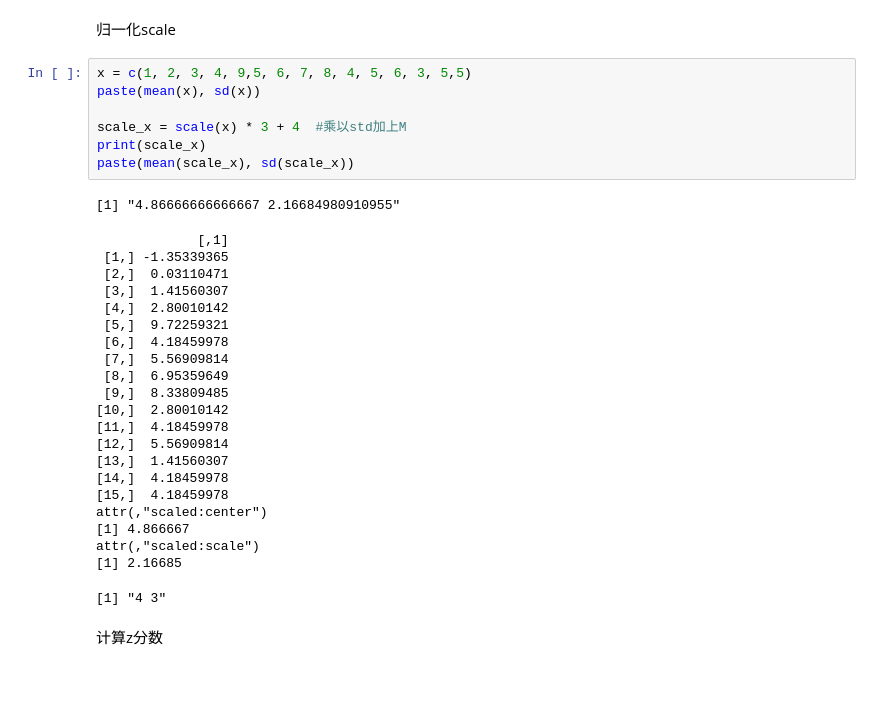
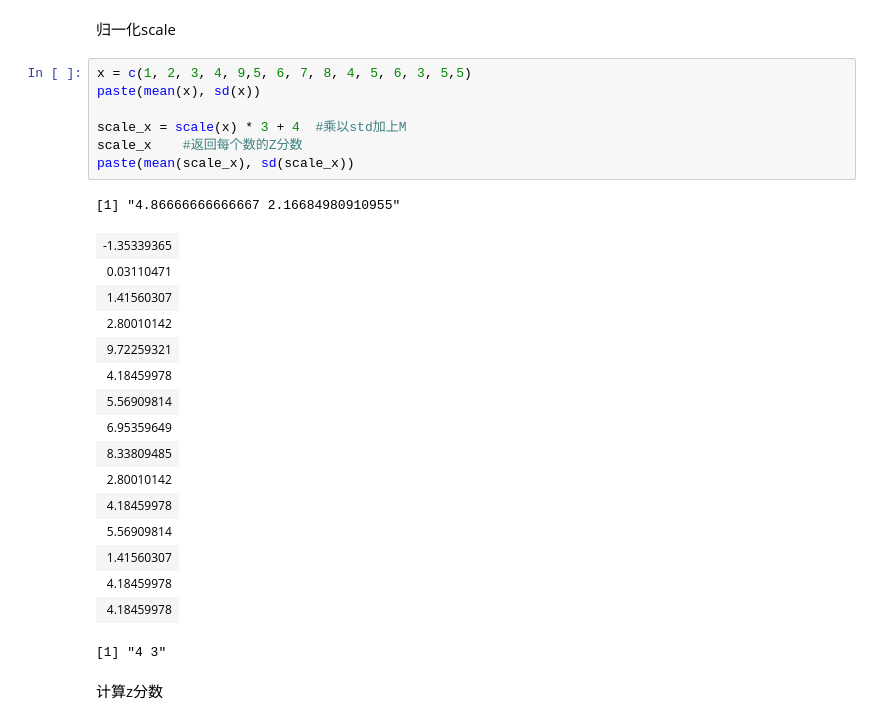
Before and after one commit to Sanningw/ML-and-DL, a Jupyter notebook: math/Statistics/R/stats.ipynb, the cells around one changed output. Saved outputs shown, nothing was run; the diff lists cells and outputs as text; blank space fills up the shorter version.

```diff
--- a/math/Statistics/R/stats.ipynb
+++ b/math/Statistics/R/stats.ipynb
@@ -59,33 +59,28 @@ max(c(1, 2, 3, 4))
 # %%
 x = c(1, 2, 3, 4, 9,5, 6, 7, 8, 4, 5, 6, 3, 5,5)
 paste(mean(x), sd(x))
 
 scale_x = scale(x) * 3 + 4  #乘以std加上M
-print(scale_x)
+scale_x    #返回每个数的Z分数
 paste(mean(scale_x), sd(scale_x))
 # %% [output]
 [1] "4.86666666666667 2.16684980910955"
+| -1.35339365 |
+| 0.03110471 |
+| 1.41560307 |
+| 2.80010142 |
+| 9.72259321 |
+| 4.18459978 |
+| 5.56909814 |
+| 6.95359649 |
+| 8.33809485 |
+| 2.80010142 |
+| 4.18459978 |
+| 5.56909814 |
+| 1.41560307 |
+| 4.18459978 |
+| 4.18459978 |
-             [,1]
- [1,] -1.35339365
- [2,]  0.03110471
- [3,]  1.41560307
- [4,]  2.80010142
- [5,]  9.72259321
- [6,]  4.18459978
- [7,]  5.56909814
- [8,]  6.95359649
- [9,]  8.33809485
-[10,]  2.80010142
-[11,]  4.18459978
-[12,]  5.56909814
-[13,]  1.41560307
-[14,]  4.18459978
-[15,]  4.18459978
-attr(,"scaled:center")
-[1] 4.866667
-attr(,"scaled:scale")
-[1] 2.16685
+[1] "4 3"
-[1] "4 3"
 # %% [markdown]
 计算z分数
 # %%
```
Also changed, not shown: parts of 2 cells of this notebook, 2 other files.
